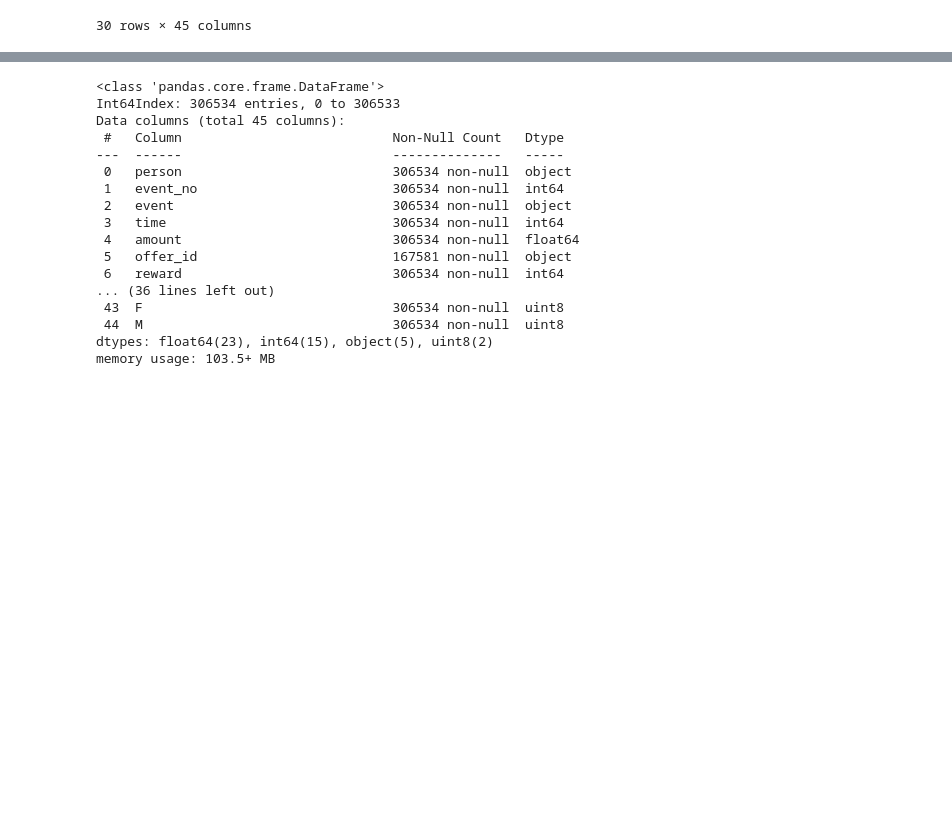
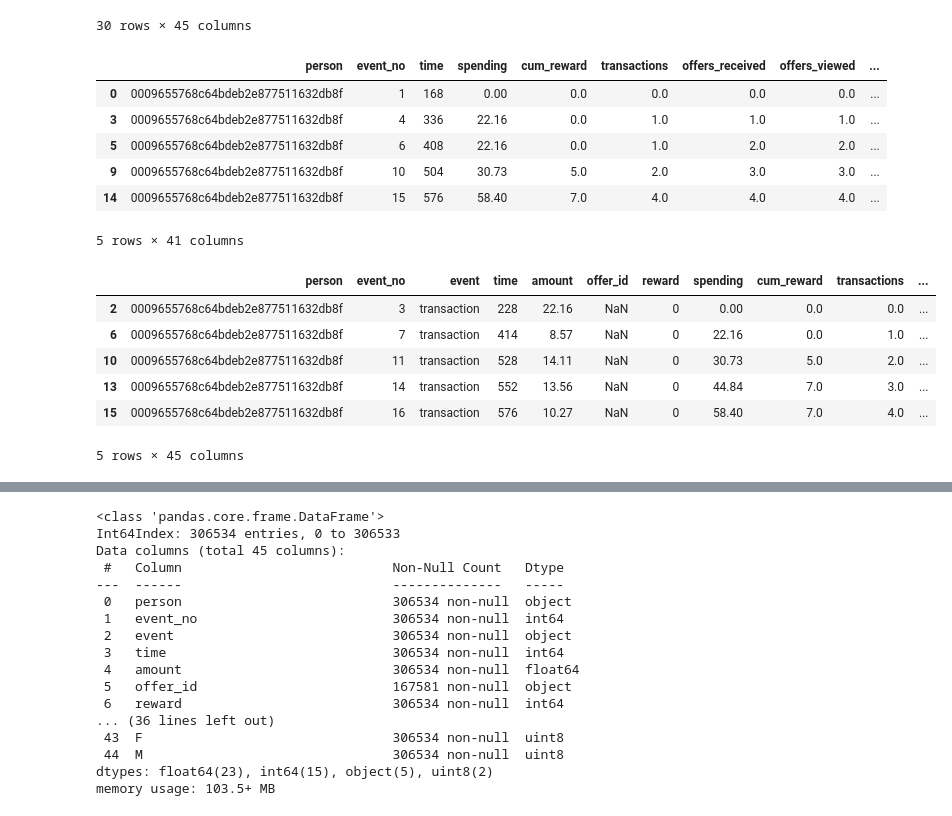
Before and after one commit to felipe-takaoka/starbucks-capstone, a Jupyter notebook: Starbucks_Capstone_notebook.ipynb, the cells around one changed output, grey strips where cells are left out. Cells and saved outputs as stored; diff of their text form; code cells hidden in the pictures; blank space fills up the shorter version.

```diff
--- a/Starbucks_Capstone_notebook.ipynb
+++ b/Starbucks_Capstone_notebook.ipynb
@@ -401,3 +415,39 @@ transcript_feats.head(25)
 | 28 | 0011e0d4e6b944f998e987f904e8c1e5 | 2 | offer viewed | 6 | 0.00 | 3f207df678b143eea3cee63160fa8bed | 0 | 4.440892e-16 | 0.0 | 0.0 | ... |
 | 29 | 0011e0d4e6b944f998e987f904e8c1e5 | 3 | transaction | 132 | 13.49 | NaN | 0 | 0.000000e+00 | 0.0 | 0.0 | ... |
 30 rows × 45 columns
+# %%
+X_df = transcript_feats[transcript_feats["event"]=="offer received"].copy()
+Y_df = transcript_feats[transcript_feats["event"]=="transaction"].copy()
+
+# Create training dataset
+# 1. Filter only offer recevied events and drop columns
+X_df = X_df[X_df["event"]=="offer received"]
+X_df = X_df.drop(columns=["event","offer_id","amount","reward"])
+# 2. Create "passive"/"observational" samples to train regression model
+
+# Create regression model to predict spending
+# Make sure dataset is balanced with the offers
+# 1. Drop correlated features / Make feature eng (mainly interactions)
+# 2. Split train and tests datasets (sample customers and customer events occurring after xx% of their timeline length)
+# 3. Normalize features
+# 4. Train regression model
+# 5. Assess errors in the three regions defined by step 2
+# 6. Assess coefficients for the boolean features for valid offers
+
+display(X_df.head())
+display(Y_df.head())
+# %% [output]
+|  | person | event_no | time | spending | cum_reward | transactions | offers_received | offers_viewed | ... |
+| 0 | 0009655768c64bdeb2e877511632db8f | 1 | 168 | 0.00 | 0.0 | 0.0 | 0.0 | 0.0 | ... |
+| 3 | 0009655768c64bdeb2e877511632db8f | 4 | 336 | 22.16 | 0.0 | 1.0 | 1.0 | 1.0 | ... |
+| 5 | 0009655768c64bdeb2e877511632db8f | 6 | 408 | 22.16 | 0.0 | 1.0 | 2.0 | 2.0 | ... |
+| 9 | 0009655768c64bdeb2e877511632db8f | 10 | 504 | 30.73 | 5.0 | 2.0 | 3.0 | 3.0 | ... |
+| 14 | 0009655768c64bdeb2e877511632db8f | 15 | 576 | 58.40 | 7.0 | 4.0 | 4.0 | 4.0 | ... |
+5 rows × 41 columns
+|  | person | event_no | event | time | amount | offer_id | reward | spending | cum_reward | transactions | ... |
+| 2 | 0009655768c64bdeb2e877511632db8f | 3 | transaction | 228 | 22.16 | NaN | 0 | 0.00 | 0.0 | 0.0 | ... |
+| 6 | 0009655768c64bdeb2e877511632db8f | 7 | transaction | 414 | 8.57 | NaN | 0 | 22.16 | 0.0 | 1.0 | ... |
+| 10 | 0009655768c64bdeb2e877511632db8f | 11 | transaction | 528 | 14.11 | NaN | 0 | 30.73 | 5.0 | 2.0 | ... |
+| 13 | 0009655768c64bdeb2e877511632db8f | 14 | transaction | 552 | 13.56 | NaN | 0 | 44.84 | 7.0 | 3.0 | ... |
+| 15 | 0009655768c64bdeb2e877511632db8f | 16 | transaction | 576 | 10.27 | NaN | 0 | 58.40 | 7.0 | 4.0 | ... |
+5 rows × 45 columns
```
Also changed, not shown: parts of 4 cells of this notebook.
